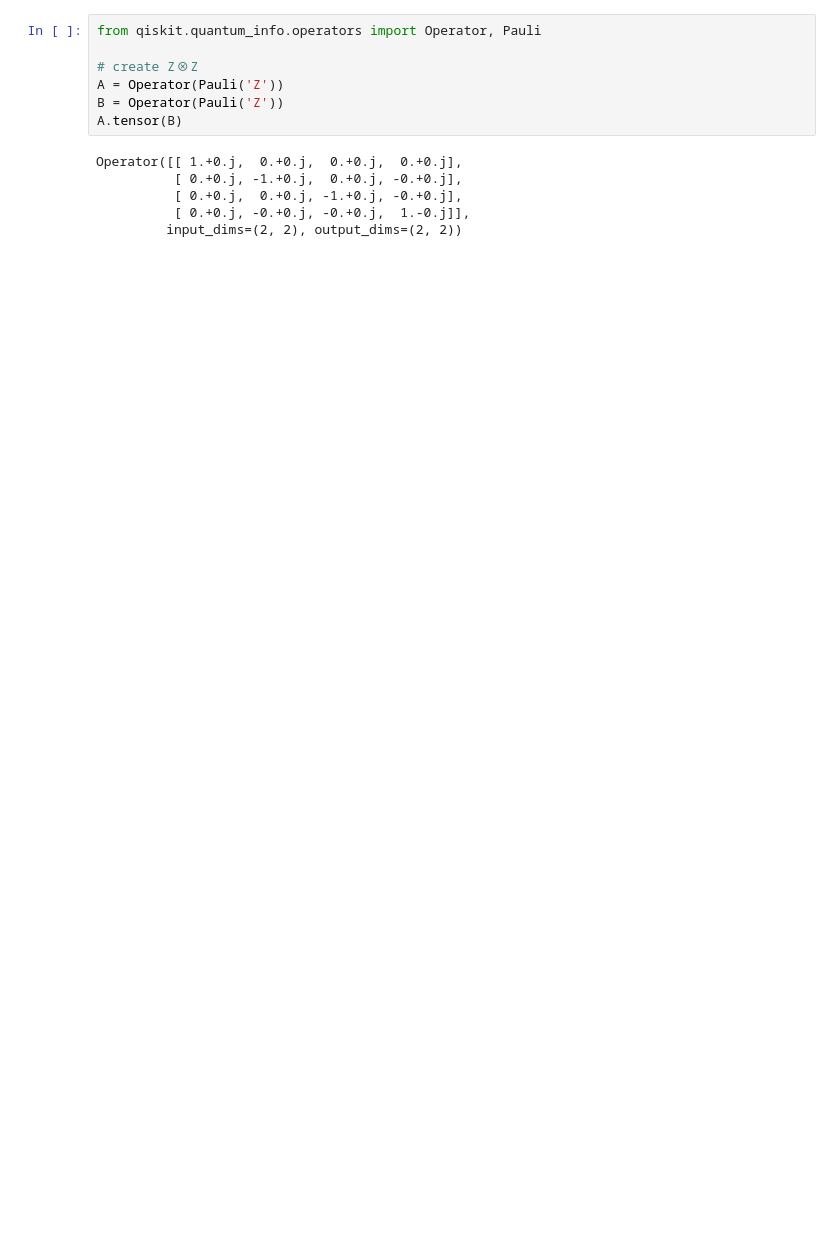
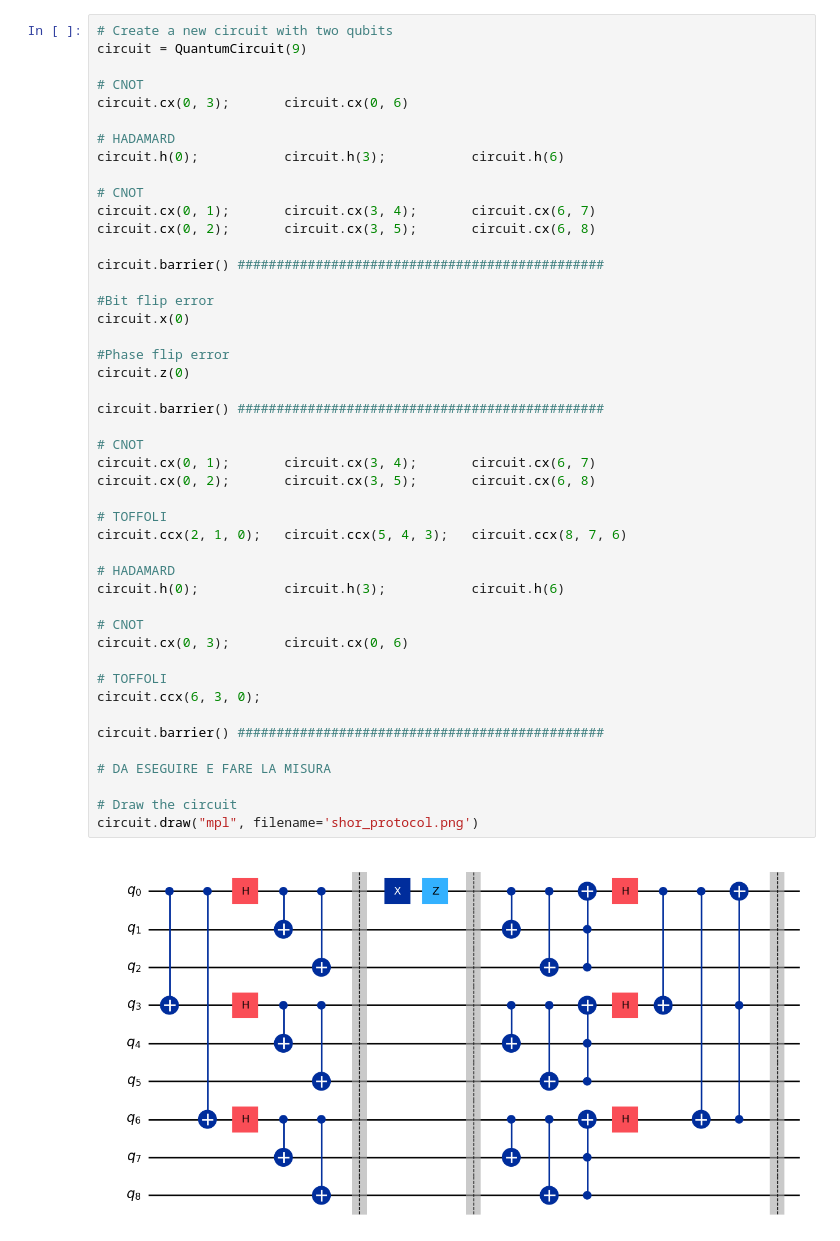
Before and after one commit to InKeaton/QIS_SHOR, a Jupyter notebook: shor.ipynb, the cells around one changed output. Cells and saved outputs as stored; diff of their text form; blank space fills up the shorter version.

Commit message:
added base circuit code

```diff
--- a/shor.ipynb
+++ b/shor.ipynb
@@ -27,13 +6,48 @@ qc.draw("mpl")
-# %%
-from qiskit.quantum_info.operators import Operator, Pauli
-
-# create Z⊗Z
-A = Operator(Pauli('Z'))
-B = Operator(Pauli('Z'))
-A.tensor(B)
-# %% [output]
-Operator([[ 1.+0.j,  0.+0.j,  0.+0.j,  0.+0.j],
-          [ 0.+0.j, -1.+0.j,  0.+0.j, -0.+0.j],
-          [ 0.+0.j,  0.+0.j, -1.+0.j, -0.+0.j],
-          [ 0.+0.j, -0.+0.j, -0.+0.j,  1.-0.j]],
-         input_dims=(2, 2), output_dims=(2, 2))
+# %%
+# Create a new circuit with two qubits
+circuit = QuantumCircuit(9)
+
+# CNOT
+circuit.cx(0, 3);       circuit.cx(0, 6)
+
+# HADAMARD
+circuit.h(0);           circuit.h(3);           circuit.h(6)
+
+# CNOT
+circuit.cx(0, 1);       circuit.cx(3, 4);       circuit.cx(6, 7)
+circuit.cx(0, 2);       circuit.cx(3, 5);       circuit.cx(6, 8)
+
+circuit.barrier() ###############################################
+
+#Bit flip error
+circuit.x(0)
+
+#Phase flip error
+circuit.z(0)
+
+circuit.barrier() ###############################################
+
+# CNOT
+circuit.cx(0, 1);       circuit.cx(3, 4);       circuit.cx(6, 7)
+circuit.cx(0, 2);       circuit.cx(3, 5);       circuit.cx(6, 8)
+
+# TOFFOLI
+circuit.ccx(2, 1, 0);   circuit.ccx(5, 4, 3);   circuit.ccx(8, 7, 6)
+
+# HADAMARD
+circuit.h(0);           circuit.h(3);           circuit.h(6)
+
+# CNOT
+circuit.cx(0, 3);       circuit.cx(0, 6)
+
+# TOFFOLI
+circuit.ccx(6, 3, 0);
+
+circuit.barrier() ###############################################
+
+# DA ESEGUIRE E FARE LA MISURA
+
+# Draw the circuit
+circuit.draw("mpl", filename='shor_protocol.png')
+# %% [output]
+[figure, added]
```
Also changed, not shown: parts of 2 cells of this notebook, 2 other files.
